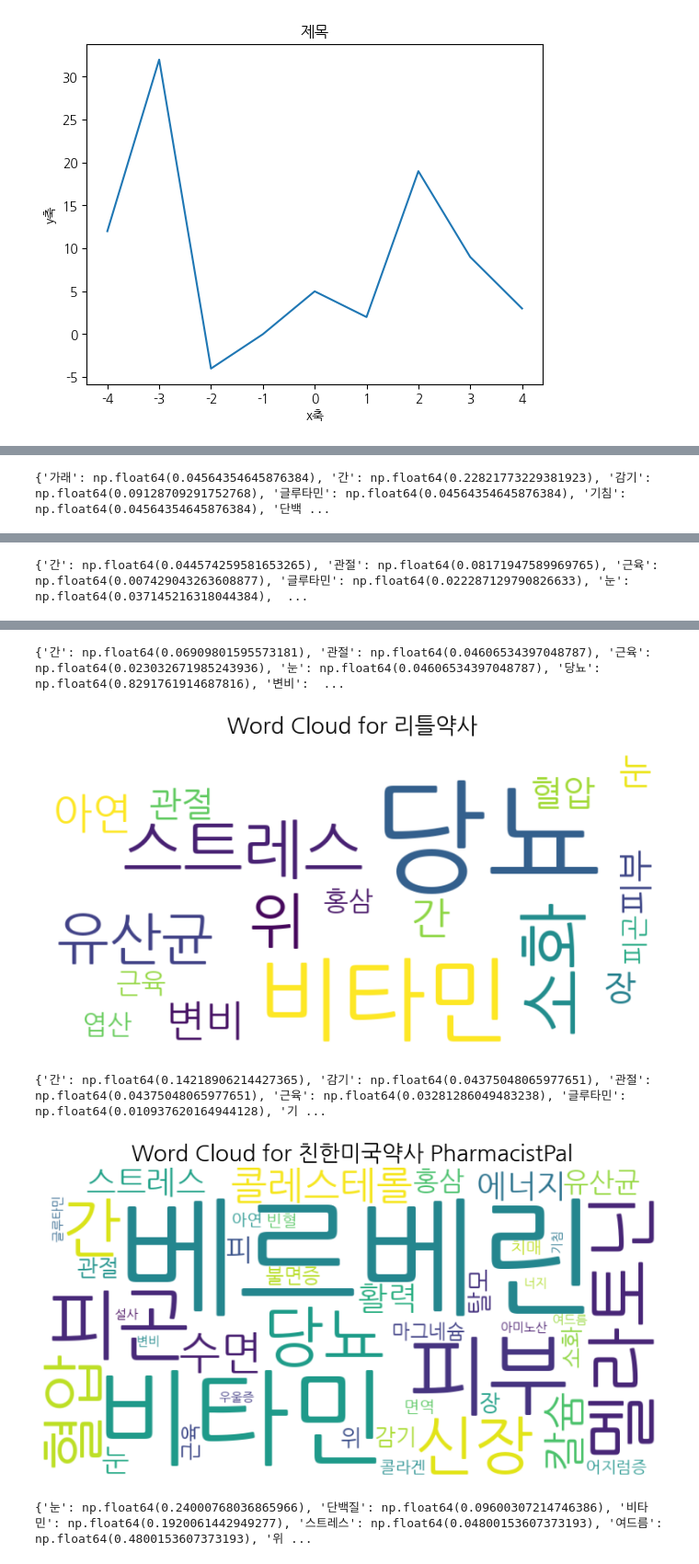
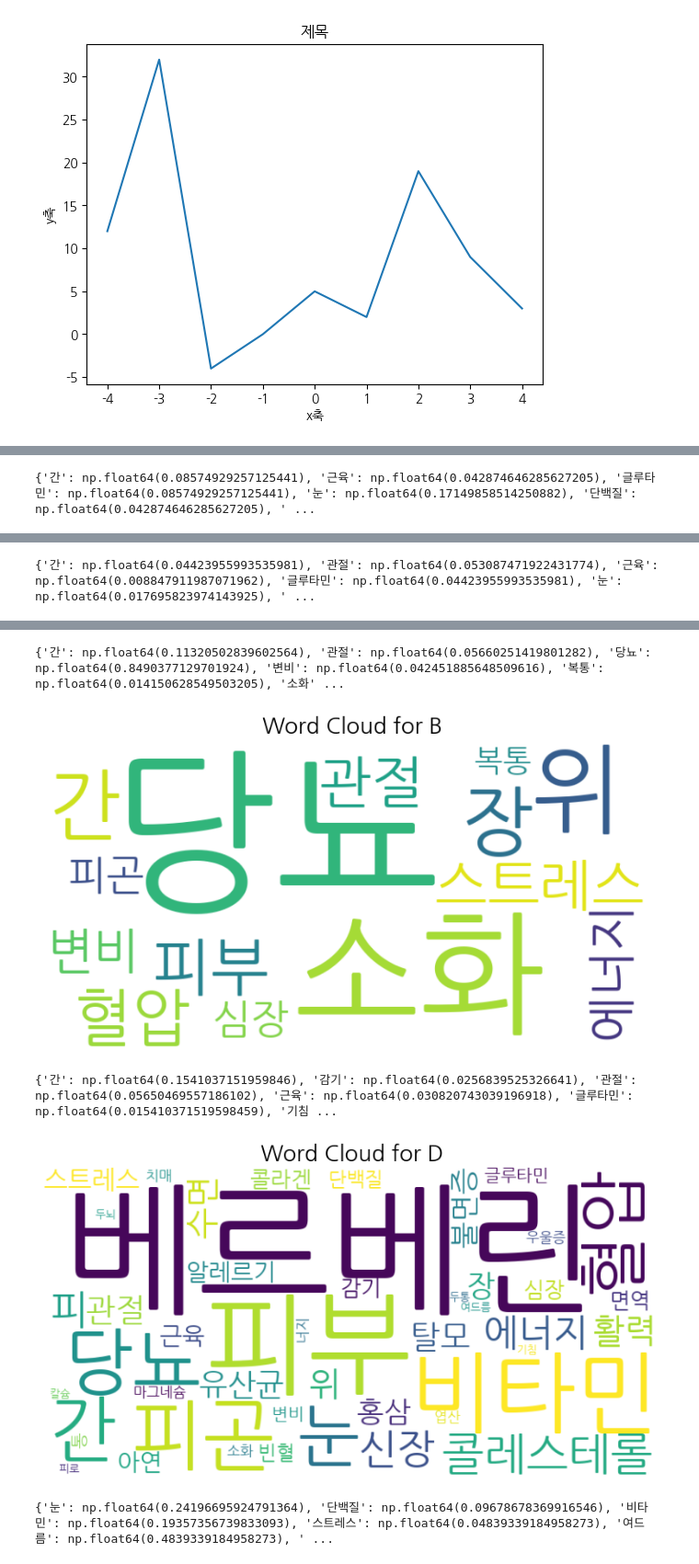
Before and after one commit to arkwith7/aSSIST_DM1, a Jupyter notebook: 99_data_analysis/05_유튜브채널별댓글분석.ipynb, the cells around one changed output, grey strips where cells are left out. Shown at 92% size. Cells and saved outputs as stored; diff of their text form; code cells hidden in the pictures.

```diff
--- a/99_data_analysis/05_유튜브채널별댓글분석.ipynb
+++ b/99_data_analysis/05_유튜브채널별댓글분석.ipynb
@@ -58,3 +58,16 @@ plt.show()
 # Load the data
 file_path = 'youtube_channel_comments_data_20240606_104600.csv'
 data = pd.read_csv(file_path)
+# %%
+# Load 'youtube_channel_video_text_data.csv'
+channel_video_text_data = pd.read_csv('youtube_channel_video_text_data.csv')
+
+# data에 channel_video_text_data의  '채널구분' 컬럼을 추가
+# '채널 ID' 컬럼의 이름을 'channelId'로 변경하여 병합 준비
+channel_video_text_data.rename(columns={'채널ID': 'channelId'}, inplace=True)
+
+# 'channelId'를 기준으로 병합하여 '채널구분' 컬럼 추가
+data = pd.merge(data, channel_video_text_data[['channelId', '채널구분']], on='channelId', how='left')
+
+# 결과 확인
+print(data.head())
@@ -68,8 +99,8 @@ video_view_counts = data.groupby(['channelId', 'videoId', 'videoTitle']).agg(
     viewCount=('viewCount', 'first')
 ).reset_index()
 # %%
-# Get top 5 most viewed videos for each channel
-top_videos = video_view_counts.sort_values(by='viewCount', ascending=False).groupby('channelId').head(5)
+# Get top 3 most viewed videos for each channel
+top_videos = video_view_counts.sort_values(by='viewCount', ascending=False).groupby('channelId').head(3)
 
 # Filter the original data to include only comments from the top videos
 top_video_comments = data[data['videoId'].isin(top_videos['videoId'])]
@@ -147,11 +184,12 @@ def generate_word_cloud(text, title):
     plt.show()
 # %%
 # 샘플링할 댓글 수 설정 (예: 500개)
-sample_size = 500
+sample_size = 1000
 
 # 각 채널별로 댓글을 전처리하고 워드 클라우드를 생성
 channels = top_video_comments['channelId'].unique()
 channel_titles = top_video_comments.groupby('channelId')['channelTitle'].first()
+channel_gubun = top_video_comments.groupby('channelId')['채널구분'].first()
 
 # for channel_id in channels:
 #     channel_comments = top_video_comments[top_video_comments['channelId'] == channel_id]
@@ -170,5 +208,5 @@ for channel_id in channels:
     tokens = preprocess_text(all_comments)
     filtered_tokens = [word for word in tokens if word in nutrient_keywords]
     text = ' '.join(filtered_tokens)
-    generate_word_cloud(text, f"Word Cloud for {channel_titles[channel_id]}")
+    generate_word_cloud(text, f"Word Cloud for {channel_gubun[channel_id]}")
 # %% [output]
@@ -180,8 +218,9 @@ for channel_id in channels:
 # %%
+#채널별 TF-IDF기반 키워드 워드클라우드
 from sklearn.feature_extraction.text import TfidfVectorizer
 
 # Mecab 초기화
-mecab = Mecab()
+# mecab = Mecab()
 
 # 토크나이저 함수 정의
 def mecab_tokenizer(text):
@@ -218,8 +257,8 @@ for channel_id in channels:
     # 워드 클라우드 시각화
     plt.figure(figsize=(10, 5))
     plt.imshow(wordcloud, interpolation='bilinear')
-    plt.title(f"Word Cloud for {channel_titles[channel_id]}", fontsize=20)
+    plt.title(f"Word Cloud for {channel_gubun[channel_id]}", fontsize=20)
     plt.axis('off')
     plt.show()
 # %% [output]
-{'가래': np.float64(0.04564354645876384), '간': np.float64(0.22821773229381923), '감기': np.float64(0.09128709291752768), '글루타민': np.float64(0.04564354645876384), '기침': np.float64(0.04564354645876384), '단백 ...
+{'간': np.float64(0.08574929257125441), '근육': np.float64(0.042874646285627205), '글루타민': np.float64(0.08574929257125441), '눈': np.float64(0.17149858514250882), '단백질': np.float64(0.042874646285627205), ' ...
@@ -227 +266 @@ for channel_id in channels:
-{'간': np.float64(0.044574259581653265), '관절': np.float64(0.08171947589969765), '근육': np.float64(0.007429043263608877), '글루타민': np.float64(0.022287129790826633), '눈': np.float64(0.037145216318044384),  ...
+{'간': np.float64(0.04423955993535981), '관절': np.float64(0.053087471922431774), '근육': np.float64(0.008847911987071962), '글루타민': np.float64(0.04423955993535981), '눈': np.float64(0.017695823974143925), ' ...
@@ -229,5 +268,5 @@ for channel_id in channels:
-{'간': np.float64(0.06909801595573181), '관절': np.float64(0.04606534397048787), '근육': np.float64(0.023032671985243936), '눈': np.float64(0.04606534397048787), '당뇨': np.float64(0.8291761914687816), '변비':  ...
+{'간': np.float64(0.11320502839602564), '관절': np.float64(0.05660251419801282), '당뇨': np.float64(0.8490377129701924), '변비': np.float64(0.042451885648509616), '복통': np.float64(0.014150628549503205), '소화' ...
-[figure, old version]
+[figure, new version]
-{'간': np.float64(0.14218906214427365), '감기': np.float64(0.04375048065977651), '관절': np.float64(0.04375048065977651), '근육': np.float64(0.03281286049483238), '글루타민': np.float64(0.010937620164944128), '기 ...
+{'간': np.float64(0.1541037151959846), '감기': np.float64(0.0256839525326641), '관절': np.float64(0.05650469557186102), '근육': np.float64(0.030820743039196918), '글루타민': np.float64(0.015410371519598459), '기침 ...
-[figure, old version]
+[figure, new version]
-{'눈': np.float64(0.24000768036865966), '단백질': np.float64(0.09600307214746386), '비타민': np.float64(0.1920061442949277), '스트레스': np.float64(0.04800153607373193), '여드름': np.float64(0.4800153607373193), '위 ...
+{'눈': np.float64(0.24196695924791364), '단백질': np.float64(0.09678678369916546), '비타민': np.float64(0.19357356739833093), '스트레스': np.float64(0.04839339184958273), '여드름': np.float64(0.4839339184958273), ' ...
```
Also changed, not shown: parts of 14 cells of this notebook, 3 other files.
